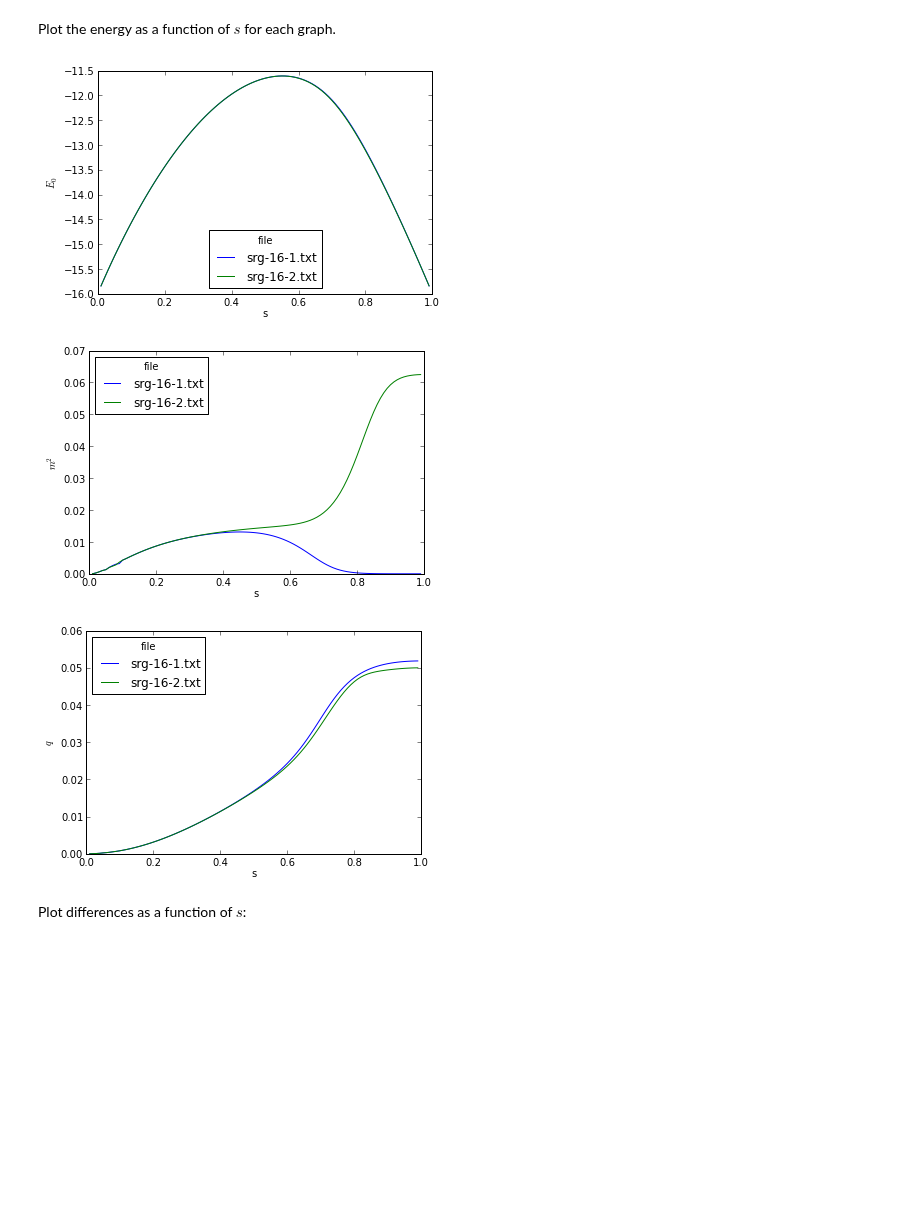
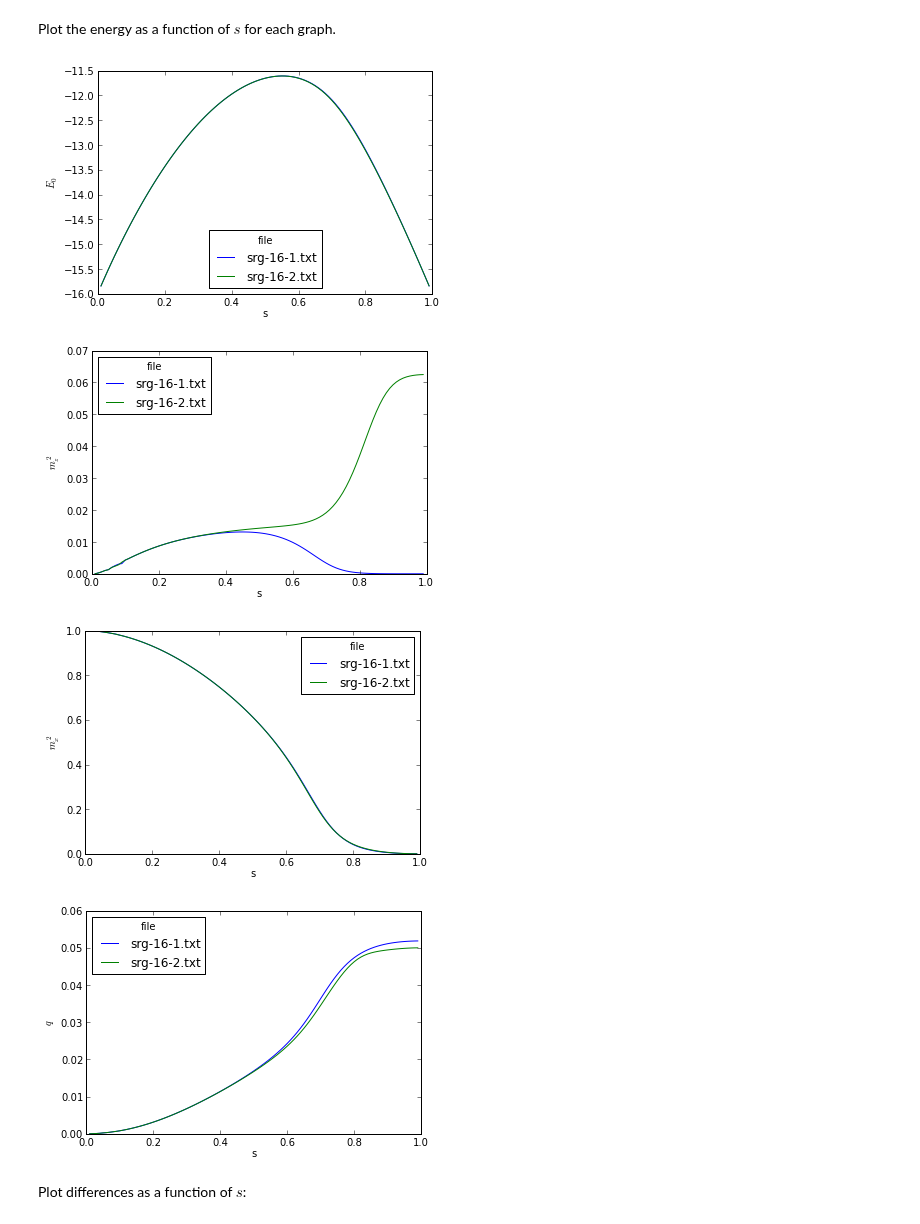
Before and after one commit to mcwitt/quantum-graph-isomorphism, a Jupyter notebook: analysis/analysis.ipynb, the cells around one changed output. Cells and saved outputs as stored; diff of their text form; code cells hidden in the pictures; blank space fills up the shorter version.

Commit message:
Added x magnetization plots.

```diff
--- a/analysis/analysis.ipynb
+++ b/analysis/analysis.ipynb
@@ -2,6 +2,6 @@
 import pandas
 import itertools
 # %%
-raw = pandas.read_table('out', sep=' *')
+raw = pandas.read_table('out', sep=' *', skipinitialspace=True)
 raw.head()
 # %% [output]
@@ -20,12 +20,14 @@ df = raw.pivot('s', 'file')
 Plot the energy as a function of $s$ for each graph.
 # %%
 df['E0'].plot(); ylabel('$E_0$');
-df['m2'].plot(); ylabel('$m^2$');
+df['mz2'].plot(); ylabel('$m_z^2$');
+df['mx2'].plot(); ylabel('$m_x^2$');
 df['q'].plot(); ylabel('$q$');
 # %% [output]
 [figure]
-[figure, old version]
+[figure, new version]
-[figure, old version]
+[figure, new version]
+[figure, added]
 # %% [markdown]
 Plot differences as a function of $s$:
 # %%
```
Also changed, not shown: parts of 2 cells of this notebook.
